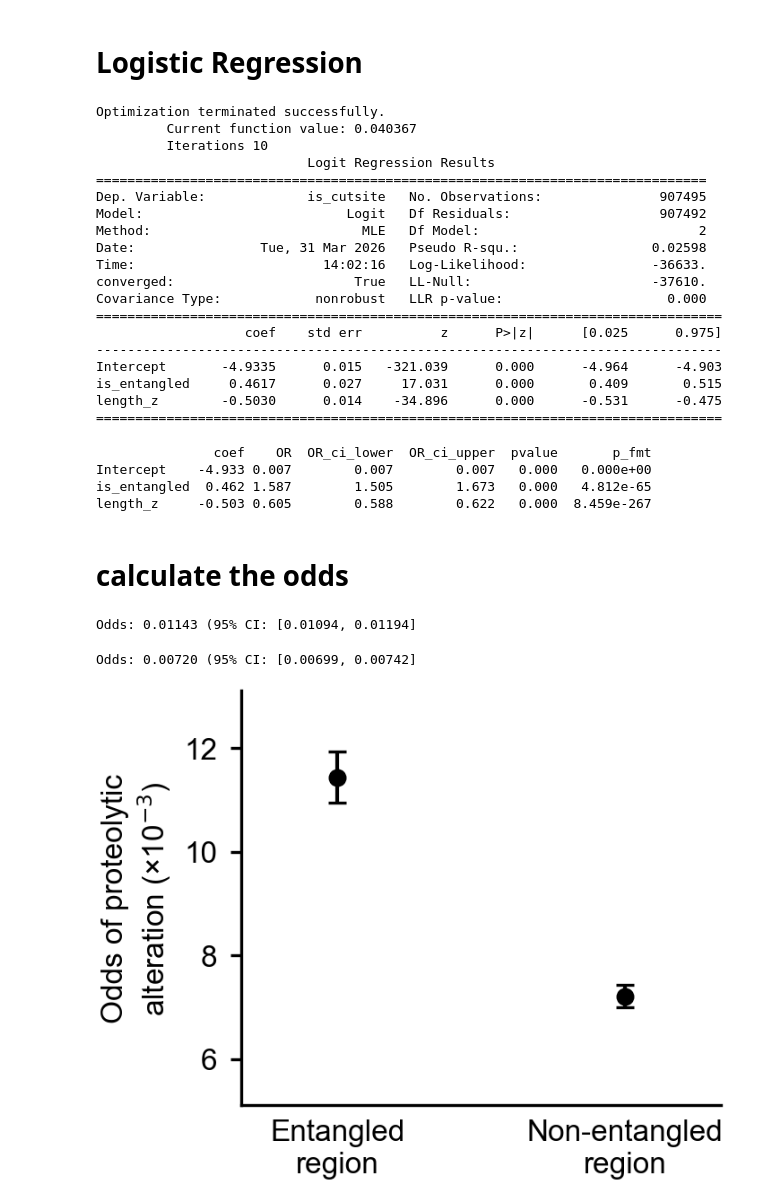
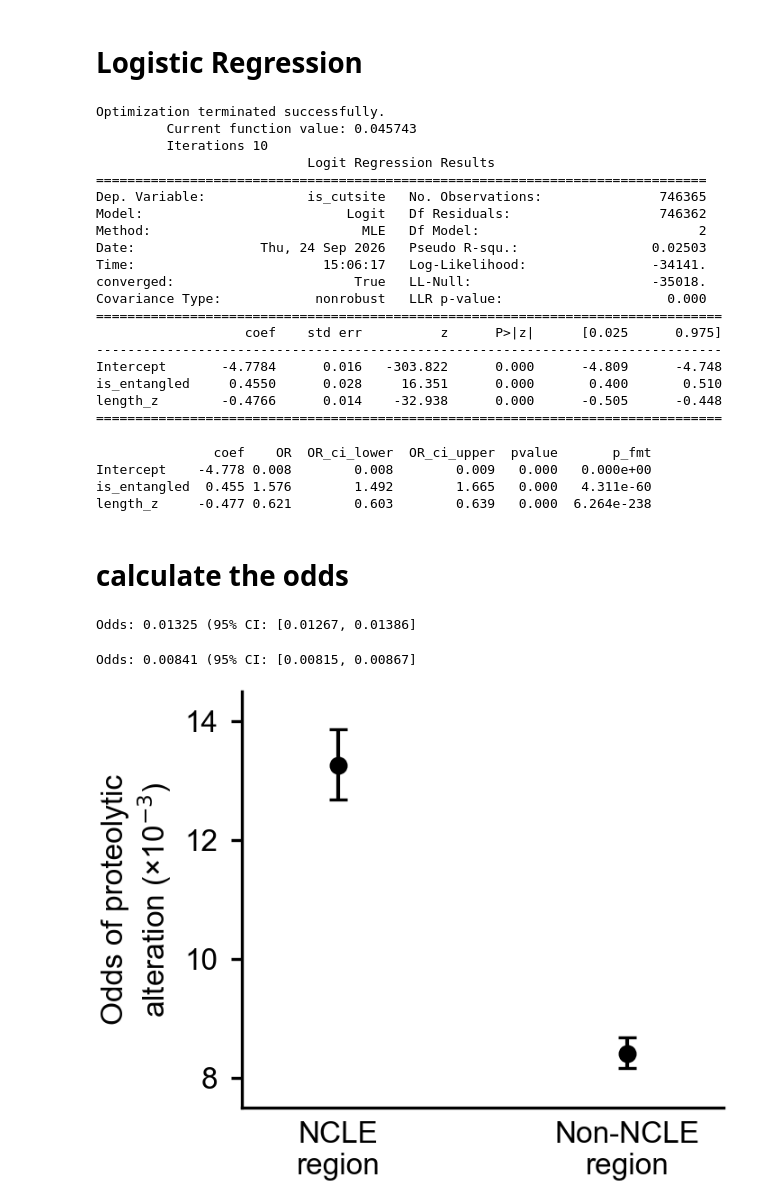
Before and after one commit to vuqv/entanglement_misfolding_and_aging, a Jupyter notebook: statistical_association/notebook/1_1_SC_Ent_Residue_level.ipynb, the cells around one changed output. Cells and saved outputs as stored; diff of their text form; code cells hidden in the pictures.

```diff
--- a/statistical_association/notebook/1_1_SC_Ent_Residue_level.ipynb
+++ b/statistical_association/notebook/1_1_SC_Ent_Residue_level.ipynb
@@ -88,7 +88,7 @@ with pd.option_context("display.max_colwidth", None):
 # %% [markdown]
 # Load data
 # %%
-df_all = pd.read_pickle('../data/SC_Ent.pkl')
+df_all = pd.read_pickle('../data/SC_Ent_no_transmembrane_secretory.pkl')
 # Only select entangled proteins
 df = df_all[df_all['entangled']==1]
 df
@@ -254,32 +255,32 @@ result = model.fit()
 print(result.summary())
 # %% [output]
 Optimization terminated successfully.
-         Current function value: 0.040367
+         Current function value: 0.045743
          Iterations 10
                            Logit Regression Results
 ==============================================================================
-Dep. Variable:             is_cutsite   No. Observations:               907495
-Model:                          Logit   Df Residuals:                   907492
+Dep. Variable:             is_cutsite   No. Observations:               746365
+Model:                          Logit   Df Residuals:                   746362
 Method:                           MLE   Df Model:                            2
-Date:                Tue, 31 Mar 2026   Pseudo R-squ.:                 0.02598
-Time:                        14:02:16   Log-Likelihood:                -36633.
-converged:                       True   LL-Null:                       -37610.
+Date:                Thu, 24 Sep 2026   Pseudo R-squ.:                 0.02503
+Time:                        15:06:17   Log-Likelihood:                -34141.
+converged:                       True   LL-Null:                       -35018.
 Covariance Type:            nonrobust   LLR p-value:                     0.000
 ================================================================================
                    coef    std err          z      P>|z|      [0.025      0.975]
 --------------------------------------------------------------------------------
-Intercept       -4.9335      0.015   -321.039      0.000      -4.964      -4.903
-is_entangled     0.4617      0.027     17.031      0.000       0.409       0.515
-length_z        -0.5030      0.014    -34.896      0.000      -0.531      -0.475
+Intercept       -4.7784      0.016   -303.822      0.000      -4.809      -4.748
+is_entangled     0.4550      0.028     16.351      0.000       0.400       0.510
+length_z        -0.4766      0.014    -32.938      0.000      -0.505      -0.448
 ================================================================================
 # %%
 summary_df = summarize_logit(result)
 print(summary_df.to_string(float_format=lambda x: f"{x:.3f}"))
 # %% [output]
                coef    OR  OR_ci_lower  OR_ci_upper  pvalue       p_fmt
-Intercept    -4.933 0.007        0.007        0.007   0.000   0.000e+00
-is_entangled  0.462 1.587        1.505        1.673   0.000   4.812e-65
-length_z     -0.503 0.605        0.588        0.622   0.000  8.459e-267
+Intercept    -4.778 0.008        0.008        0.009   0.000   0.000e+00
+is_entangled  0.455 1.576        1.492        1.665   0.000   4.311e-60
+length_z     -0.477 0.621        0.603        0.639   0.000  6.264e-238
 # %% [markdown]
 # calculate the odds
 # %%
@@ -309,7 +310,7 @@ E_ci_upper = np.exp(logit_upper)
 
 print(f"Odds: {E_odds:.5f} (95% CI: [{E_ci_lower:.5f}, {E_ci_upper:.5f}]")
 # %% [output]
-Odds: 0.01143 (95% CI: [0.01094, 0.01194]
+Odds: 0.01325 (95% CI: [0.01267, 0.01386]
 # %%
 # Odd of residues in non-entangled region to exhibit alter proteolytic assessibility
 # Coefficients and covariance matrix
@@ -337,35 +338,36 @@ NE_ci_upper = np.exp(logit_upper)
 
 print(f"Odds: {NE_odds:.5f} (95% CI: [{NE_ci_lower:.5f}, {NE_ci_upper:.5f}]")
 # %% [output]
-Odds: 0.00720 (95% CI: [0.00699, 0.00742]
+Odds: 0.00841 (95% CI: [0.00815, 0.00867]
 # %%
 data = {
             "Entangled": [E_odds, E_ci_lower, E_ci_upper],
             "Non-entangled": [NE_odds, NE_ci_lower, NE_ci_upper]
         }
 # The values in this analysis is too small so value display will be scaled by 1000 and clearly indicated in ylabel
 data_scaled = {
     k: [v[0] * 1e3, v[1] * 1e3, v[2] * 1e3]
     for k, v in data.items()
 }
 
 fig_odds, ax_odds = plot_odds(
     data=data_scaled,
     xlabel="",
     ylabel="Odds of proteolytic\nalteration (×10$^{-3}$)",
     figsize=(2.30, 2.00),
-    yticks=np.arange(0, 14, 2),
+    yticks=np.arange(0, 14.5, 2),
     xlim=(0.5, 1.5),
-    ylim=(5.1, 13.1),
-    xtick_labels=['Entangled\nregion', 'Non-entangled\nregion'],
+    ylim=(7.5, 14.5),
+    xtick_labels=['NCLE\nregion', 'Non-NCLE\nregion'],
     positions = [0.7, 1.3]
 )
 
 plt.show()
 fig_odds.savefig('figs/Residue_Level_LR_odds.pdf')
 fig_odds.savefig('figs/Residue_Level_LR_odds.png', dpi=300)
+fig_odds.savefig('figs/Residue_Level_LR_odds.svg')
 # %% [output]
-[figure, old version]
+[figure, new version]
 # %%
 RUN_END = datetime.now().astimezone()
 
```
Also changed, not shown: parts of 10 cells of this notebook, 33 other files.
